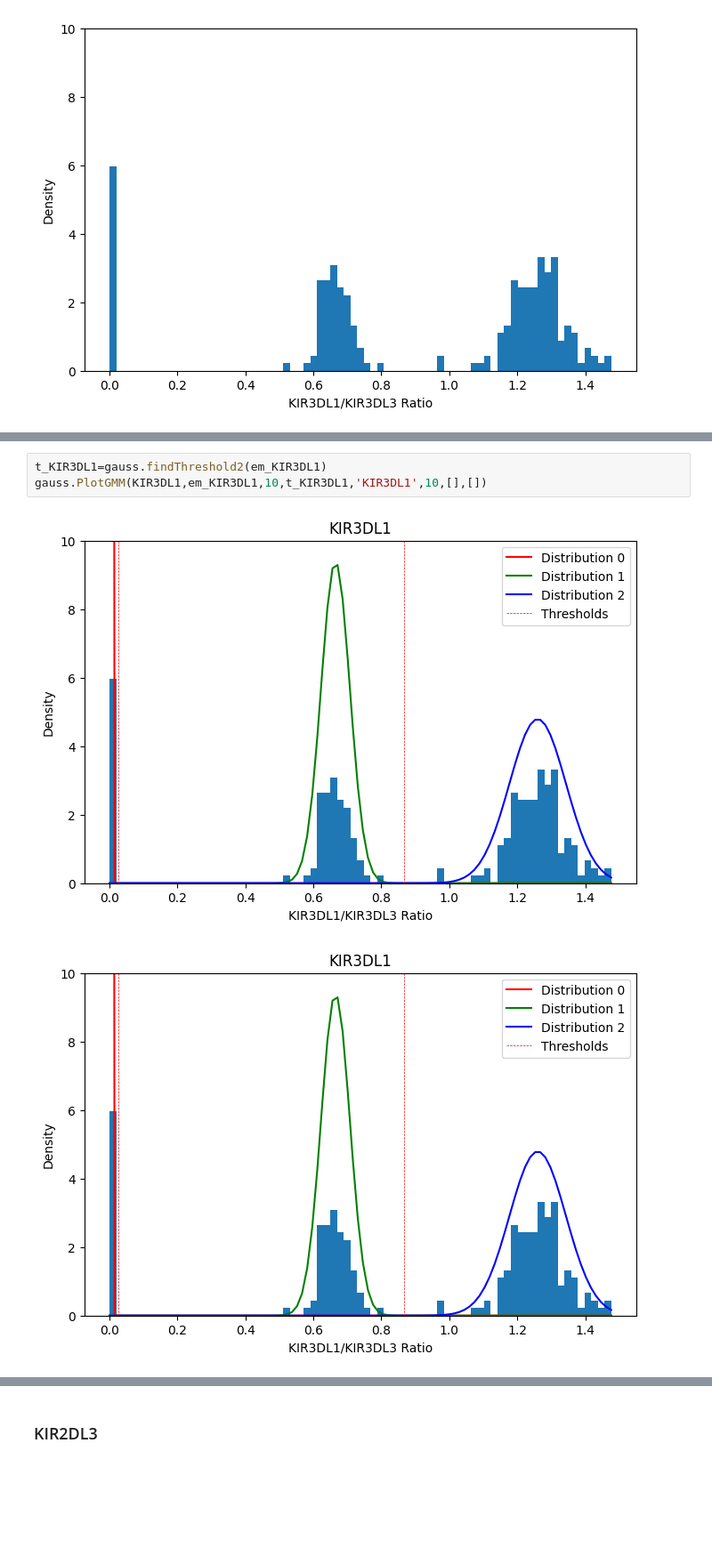
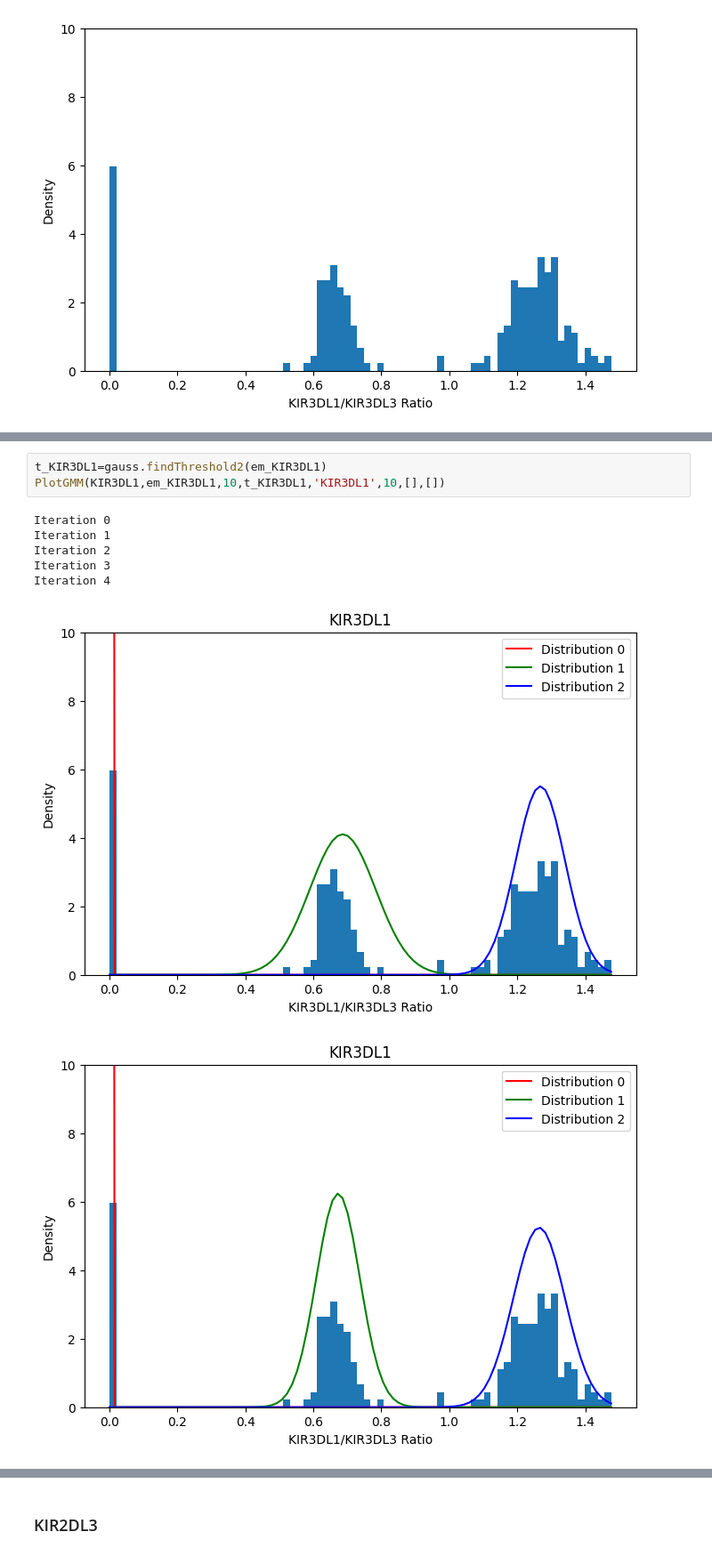
Before and after one commit to devitahalim/scie30001-project, a Jupyter notebook: functions/KIRExample.ipynb, the cells around one changed output, grey strips where cells are left out. Shown at 89% size. Drawn from its saved outputs; the diff is of its cells as text; blank space fills up the shorter version.

```diff
--- a/functions/KIRExample.ipynb
+++ b/functions/KIRExample.ipynb
@@ -30,6 +105,11 @@ gauss.PlotGMM(KIR3DL1,em_KIR3DL1,10,[],'KIR3DL1',10,[],[])
 # %%
 t_KIR3DL1=gauss.findThreshold2(em_KIR3DL1)
-gauss.PlotGMM(KIR3DL1,em_KIR3DL1,10,t_KIR3DL1,'KIR3DL1',10,[],[])
+PlotGMM(KIR3DL1,em_KIR3DL1,10,t_KIR3DL1,'KIR3DL1',10,[],[])
 # %% [output]
+Iteration 0
+Iteration 1
+Iteration 2
+Iteration 3
+Iteration 4
-[figure, old version]
+[figure, new version]
-[figure, old version]
+[figure, new version]
```
Also changed, not shown: parts of 15 cells of this notebook, 2 other files.
